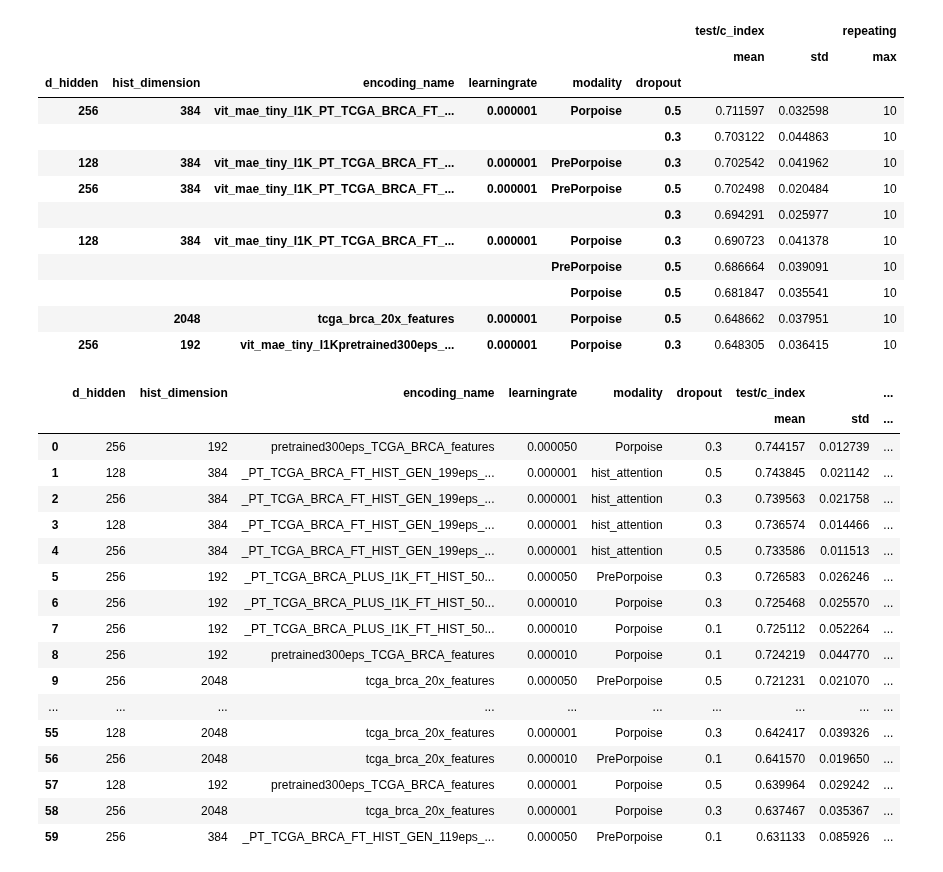
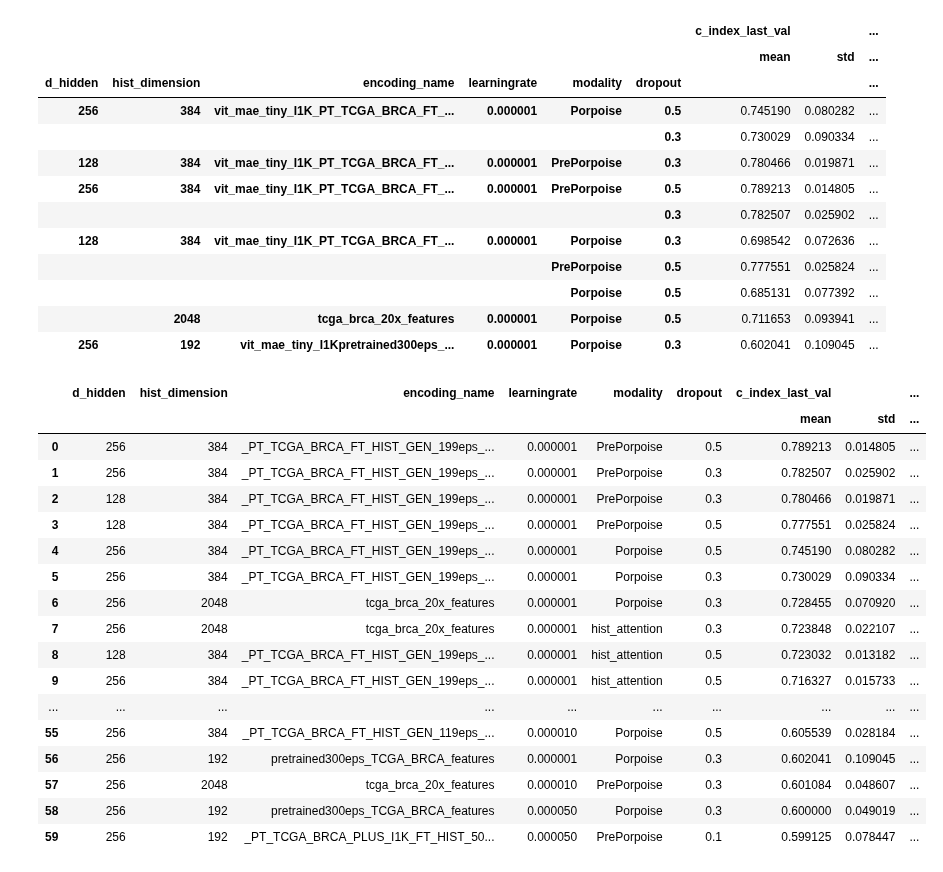
Before and after one commit to SeibelT/multimodal_survival_prediction, a Jupyter notebook: eval_notebook.ipynb, the cells around one changed output. Drawn from its saved outputs; the diff is of its cells as text; code cells hidden in the pictures.

```diff
--- a/eval_notebook.ipynb
+++ b/eval_notebook.ipynb
@@ -17,7 +18,7 @@ df_hist_full = pd.read_csv(f_hist_full)
 import json
 
 def dimhist_splitter(df):
-    keys_list = ["Name","d_hidden","dim_hist_and_feature_path","learningrate", "modality","repeating", "dropout","test/c_index"]
+    keys_list = ["Name","d_hidden","dim_hist_and_feature_path","learningrate", "modality","repeating", "dropout","c_index_last_val","test/c_index"]
     df_new = df[keys_list].copy()
     df_new["hist_dimension"] = df["dim_hist_and_feature_path"].apply(lambda x : json.loads(x)[0])
     df_new["encoding_name"] = df["dim_hist_and_feature_path"].apply(lambda x : json.loads(x)[1].split("/")[-2])
@@ -51,44 +52,44 @@ df_hist_full.groupby(by=["d_hidden","hist_dimension","encoding_name","learningra
 # %%
 
-df_mm_full.groupby(by=["d_hidden","hist_dimension","encoding_name","learningrate", "modality", "dropout"]).agg({'test/c_index':['mean','std'],'repeating':"max"}).sort_values([('test/c_index', 'mean')],ascending=False).head(10)
+df_mm_full.groupby(by=["d_hidden","hist_dimension","encoding_name","learningrate", "modality", "dropout"]).agg({"c_index_last_val":["mean","std"],'test/c_index':['mean','std'],'repeating':"max"}).sort_values([('test/c_index', 'mean')],ascending=False).head(10)
 # %% [output]
-|  |  |  |  |  |  | test/c_index |  | repeating |
-|  |  |  |  |  |  | mean | std | max |
-| d_hidden | hist_dimension | encoding_name | learningrate | modality | dropout |  |  |  |
-| 256 | 384 | vit_mae_tiny_I1K_PT_TCGA_BRCA_FT_... | 0.000001 | Porpoise | 0.5 | 0.711597 | 0.032598 | 10 |
-|  |  |  |  |  | 0.3 | 0.703122 | 0.044863 | 10 |
-| 128 | 384 | vit_mae_tiny_I1K_PT_TCGA_BRCA_FT_... | 0.000001 | PrePorpoise | 0.3 | 0.702542 | 0.041962 | 10 |
-| 256 | 384 | vit_mae_tiny_I1K_PT_TCGA_BRCA_FT_... | 0.000001 | PrePorpoise | 0.5 | 0.702498 | 0.020484 | 10 |
-|  |  |  |  |  | 0.3 | 0.694291 | 0.025977 | 10 |
-| 128 | 384 | vit_mae_tiny_I1K_PT_TCGA_BRCA_FT_... | 0.000001 | Porpoise | 0.3 | 0.690723 | 0.041378 | 10 |
-|  |  |  |  | PrePorpoise | 0.5 | 0.686664 | 0.039091 | 10 |
-|  |  |  |  | Porpoise | 0.5 | 0.681847 | 0.035541 | 10 |
-|  | 2048 | tcga_brca_20x_features | 0.000001 | Porpoise | 0.5 | 0.648662 | 0.037951 | 10 |
-| 256 | 192 | vit_mae_tiny_I1Kpretrained300eps_... | 0.000001 | Porpoise | 0.3 | 0.648305 | 0.036415 | 10 |
+|  |  |  |  |  |  | c_index_last_val |  | ... |
+|  |  |  |  |  |  | mean | std | ... |
+| d_hidden | hist_dimension | encoding_name | learningrate | modality | dropout |  |  | ... |
+| 256 | 384 | vit_mae_tiny_I1K_PT_TCGA_BRCA_FT_... | 0.000001 | Porpoise | 0.5 | 0.745190 | 0.080282 | ... |
+|  |  |  |  |  | 0.3 | 0.730029 | 0.090334 | ... |
+| 128 | 384 | vit_mae_tiny_I1K_PT_TCGA_BRCA_FT_... | 0.000001 | PrePorpoise | 0.3 | 0.780466 | 0.019871 | ... |
+| 256 | 384 | vit_mae_tiny_I1K_PT_TCGA_BRCA_FT_... | 0.000001 | PrePorpoise | 0.5 | 0.789213 | 0.014805 | ... |
+|  |  |  |  |  | 0.3 | 0.782507 | 0.025902 | ... |
+| 128 | 384 | vit_mae_tiny_I1K_PT_TCGA_BRCA_FT_... | 0.000001 | Porpoise | 0.3 | 0.698542 | 0.072636 | ... |
+|  |  |  |  | PrePorpoise | 0.5 | 0.777551 | 0.025824 | ... |
+|  |  |  |  | Porpoise | 0.5 | 0.685131 | 0.077392 | ... |
+|  | 2048 | tcga_brca_20x_features | 0.000001 | Porpoise | 0.5 | 0.711653 | 0.093941 | ... |
+| 256 | 192 | vit_mae_tiny_I1Kpretrained300eps_... | 0.000001 | Porpoise | 0.3 | 0.602041 | 0.109045 | ... |
 # %%
 df_all = pd.concat([df_mm_full , df_mm_nfull , df_hist_full])
-df_bestlist = df_all.groupby(by=["d_hidden","hist_dimension","encoding_name","learningrate", "modality", "dropout"]).agg({'test/c_index':['mean','std'],'repeating':"max"}).sort_values([('test/c_index', 'mean')],ascending=False).reset_index()
+df_bestlist = df_all.groupby(by=["d_hidden","hist_dimension","encoding_name","learningrate", "modality", "dropout"]).agg({"c_index_last_val":['mean','std'],'test/c_index':['mean','std'],'repeating':"max"}).sort_values([("c_index_last_val", 'mean')],ascending=False).reset_index()
 df_bestlist.encoding_name = df_bestlist.encoding_name.apply(lambda x :x.replace("vit_mae_tiny_I1K","") if x.startswith("vit_mae_tiny_I1K") else x )
 df_bestlist.head(60)
 # %% [output]
-|  | d_hidden | hist_dimension | encoding_name | learningrate | modality | dropout | test/c_index |  | ... |
+|  | d_hidden | hist_dimension | encoding_name | learningrate | modality | dropout | c_index_last_val |  | ... |
 |  |  |  |  |  |  |  | mean | std | ... |
-| 0 | 256 | 192 | pretrained300eps_TCGA_BRCA_features | 0.000050 | Porpoise | 0.3 | 0.744157 | 0.012739 | ... |
-| 1 | 128 | 384 | _PT_TCGA_BRCA_FT_HIST_GEN_199eps_... | 0.000001 | hist_attention | 0.5 | 0.743845 | 0.021142 | ... |
-| 2 | 256 | 384 | _PT_TCGA_BRCA_FT_HIST_GEN_199eps_... | 0.000001 | hist_attention | 0.3 | 0.739563 | 0.021758 | ... |
-| 3 | 128 | 384 | _PT_TCGA_BRCA_FT_HIST_GEN_199eps_... | 0.000001 | hist_attention | 0.3 | 0.736574 | 0.014466 | ... |
-| 4 | 256 | 384 | _PT_TCGA_BRCA_FT_HIST_GEN_199eps_... | 0.000001 | hist_attention | 0.5 | 0.733586 | 0.011513 | ... |
-| 5 | 256 | 192 | _PT_TCGA_BRCA_PLUS_I1K_FT_HIST_50... | 0.000050 | PrePorpoise | 0.3 | 0.726583 | 0.026246 | ... |
-| 6 | 256 | 192 | _PT_TCGA_BRCA_PLUS_I1K_FT_HIST_50... | 0.000010 | Porpoise | 0.3 | 0.725468 | 0.025570 | ... |
-| 7 | 256 | 192 | _PT_TCGA_BRCA_PLUS_I1K_FT_HIST_50... | 0.000010 | Porpoise | 0.1 | 0.725112 | 0.052264 | ... |
-| 8 | 256 | 192 | pretrained300eps_TCGA_BRCA_features | 0.000010 | Porpoise | 0.1 | 0.724219 | 0.044770 | ... |
-| 9 | 256 | 2048 | tcga_brca_20x_features | 0.000050 | PrePorpoise | 0.5 | 0.721231 | 0.021070 | ... |
+| 0 | 256 | 384 | _PT_TCGA_BRCA_FT_HIST_GEN_199eps_... | 0.000001 | PrePorpoise | 0.5 | 0.789213 | 0.014805 | ... |
+| 1 | 256 | 384 | _PT_TCGA_BRCA_FT_HIST_GEN_199eps_... | 0.000001 | PrePorpoise | 0.3 | 0.782507 | 0.025902 | ... |
+| 2 | 128 | 384 | _PT_TCGA_BRCA_FT_HIST_GEN_199eps_... | 0.000001 | PrePorpoise | 0.3 | 0.780466 | 0.019871 | ... |
+| 3 | 128 | 384 | _PT_TCGA_BRCA_FT_HIST_GEN_199eps_... | 0.000001 | PrePorpoise | 0.5 | 0.777551 | 0.025824 | ... |
+| 4 | 256 | 384 | _PT_TCGA_BRCA_FT_HIST_GEN_199eps_... | 0.000001 | Porpoise | 0.5 | 0.745190 | 0.080282 | ... |
+| 5 | 256 | 384 | _PT_TCGA_BRCA_FT_HIST_GEN_199eps_... | 0.000001 | Porpoise | 0.3 | 0.730029 | 0.090334 | ... |
+| 6 | 256 | 2048 | tcga_brca_20x_features | 0.000001 | Porpoise | 0.3 | 0.728455 | 0.070920 | ... |
+| 7 | 256 | 2048 | tcga_brca_20x_features | 0.000001 | hist_attention | 0.3 | 0.723848 | 0.022107 | ... |
+| 8 | 128 | 384 | _PT_TCGA_BRCA_FT_HIST_GEN_199eps_... | 0.000001 | hist_attention | 0.5 | 0.723032 | 0.013182 | ... |
+| 9 | 256 | 384 | _PT_TCGA_BRCA_FT_HIST_GEN_199eps_... | 0.000001 | hist_attention | 0.5 | 0.716327 | 0.015733 | ... |
 | ... | ... | ... | ... | ... | ... | ... | ... | ... | ... |
-| 55 | 128 | 2048 | tcga_brca_20x_features | 0.000001 | Porpoise | 0.3 | 0.642417 | 0.039326 | ... |
-| 56 | 256 | 2048 | tcga_brca_20x_features | 0.000010 | PrePorpoise | 0.1 | 0.641570 | 0.019650 | ... |
-| 57 | 128 | 192 | pretrained300eps_TCGA_BRCA_features | 0.000001 | Porpoise | 0.5 | 0.639964 | 0.029242 | ... |
-| 58 | 256 | 2048 | tcga_brca_20x_features | 0.000001 | Porpoise | 0.3 | 0.637467 | 0.035367 | ... |
-| 59 | 256 | 384 | _PT_TCGA_BRCA_FT_HIST_GEN_119eps_... | 0.000050 | PrePorpoise | 0.1 | 0.631133 | 0.085926 | ... |
+| 55 | 256 | 384 | _PT_TCGA_BRCA_FT_HIST_GEN_119eps_... | 0.000010 | Porpoise | 0.5 | 0.605539 | 0.028184 | ... |
+| 56 | 256 | 192 | pretrained300eps_TCGA_BRCA_features | 0.000001 | Porpoise | 0.3 | 0.602041 | 0.109045 | ... |
+| 57 | 256 | 2048 | tcga_brca_20x_features | 0.000010 | PrePorpoise | 0.3 | 0.601084 | 0.048607 | ... |
+| 58 | 256 | 192 | pretrained300eps_TCGA_BRCA_features | 0.000050 | Porpoise | 0.3 | 0.600000 | 0.049019 | ... |
+| 59 | 256 | 192 | _PT_TCGA_BRCA_PLUS_I1K_FT_HIST_50... | 0.000050 | PrePorpoise | 0.1 | 0.599125 | 0.078447 | ... |
 # %%
 df_bestlist[df_bestlist["encoding_name"]=="tcga_brca_20x_features"]
 # %% [output]
```
Also changed, not shown: parts of 3 cells of this notebook, 5 other files.
